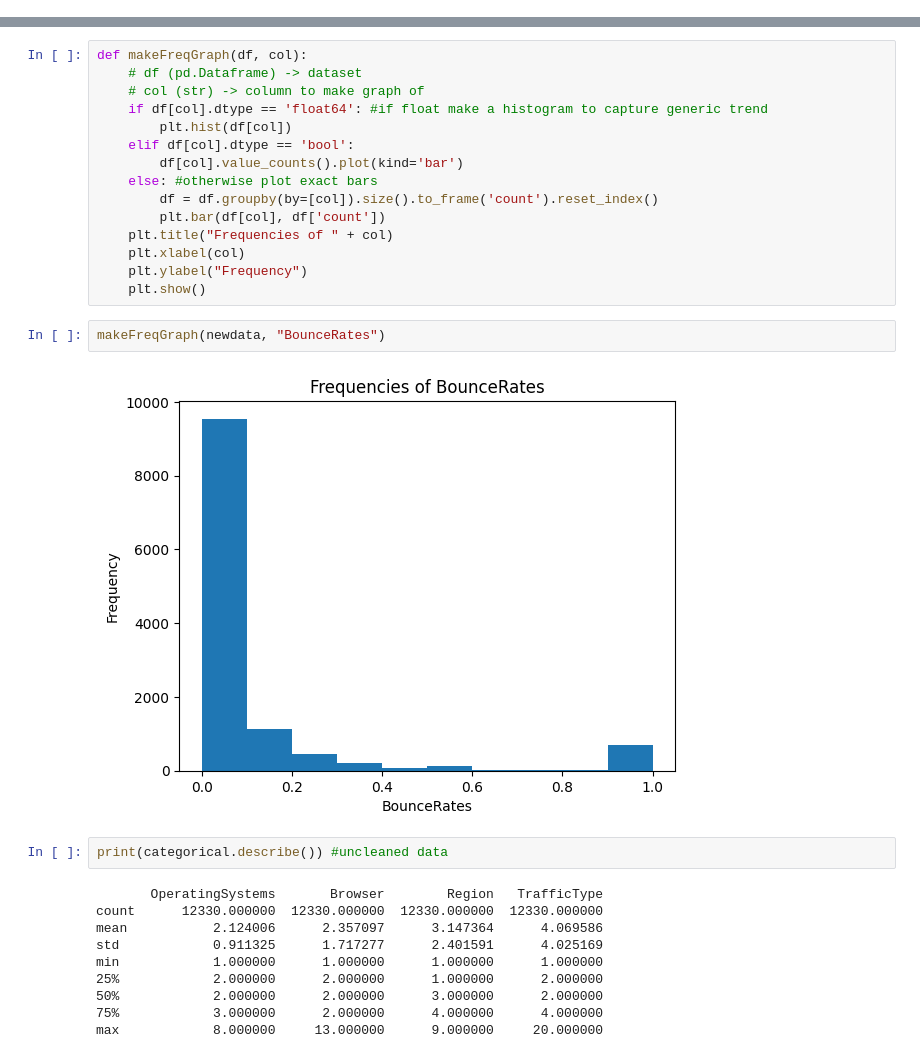
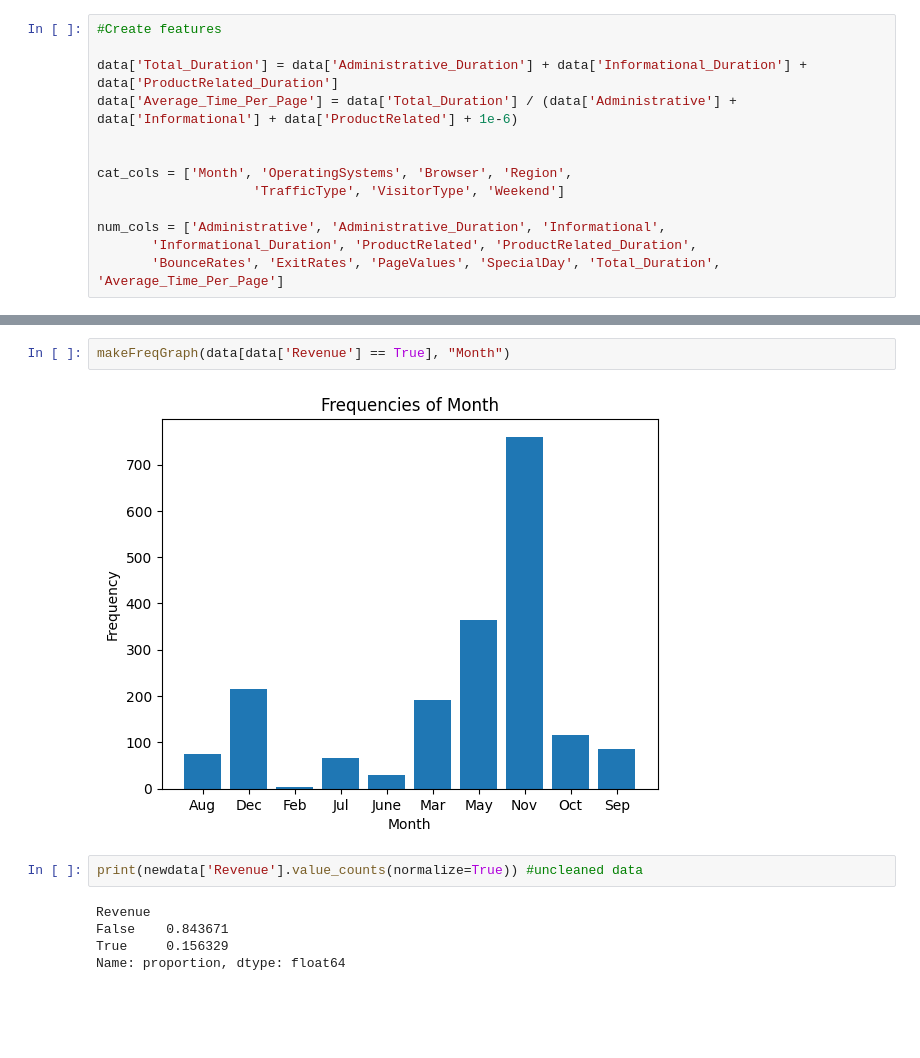
Before and after one commit to lcastellani027/data-mining-459, a Jupyter notebook: cleaning.ipynb, the cells around one changed output, grey strips where cells are left out. Drawn from its saved outputs; the diff is of its cells as text; blank space fills up the shorter version.

```diff
--- a/cleaning.ipynb
+++ b/cleaning.ipynb
@@ -19 +25,14 @@ numerical = data[num_cols + ['Revenue']]
+# %%
+#Create features
+
+data['Total_Duration'] = data['Administrative_Duration'] + data['Informational_Duration'] + data['ProductRelated_Duration']
+data['Average_Time_Per_Page'] = data['Total_Duration'] / (data['Administrative'] + data['Informational'] + data['ProductRelated'] + 1e-6)
+
+
+cat_cols = ['Month', 'OperatingSystems', 'Browser', 'Region',
+                    'TrafficType', 'VisitorType', 'Weekend']
+
+num_cols = ['Administrative', 'Administrative_Duration', 'Informational',
+       'Informational_Duration', 'ProductRelated', 'ProductRelated_Duration',
+       'BounceRates', 'ExitRates', 'PageValues', 'SpecialDay', 'Total_Duration', 'Average_Time_Per_Page']
 # %%
@@ -76,31 +128,11 @@ Revenue                  0.023984 -0.011595    -0.005113  0.029295  1.000000
-# %%
-def makeFreqGraph(df, col):
-    # df (pd.Dataframe) -> dataset
-    # col (str) -> column to make graph of
-    if df[col].dtype == 'float64': #if float make a histogram to capture generic trend
-        plt.hist(df[col])
-    elif df[col].dtype == 'bool':
-        df[col].value_counts().plot(kind='bar')
-    else: #otherwise plot exact bars
-        df = df.groupby(by=[col]).size().to_frame('count').reset_index()
-        plt.bar(df[col], df['count'])
-    plt.title("Frequencies of " + col)
-    plt.xlabel(col)
-    plt.ylabel("Frequency")
-    plt.show()
 # %%
-makeFreqGraph(newdata, "BounceRates")
+makeFreqGraph(data[data['Revenue'] == True], "Month")
 # %% [output]
-[figure, old version]
+[figure, new version]
 # %%
-print(categorical.describe()) #uncleaned data
+print(newdata['Revenue'].value_counts(normalize=True)) #uncleaned data
 # %% [output]
-       OperatingSystems       Browser        Region   TrafficType
-count      12330.000000  12330.000000  12330.000000  12330.000000
-mean           2.124006      2.357097      3.147364      4.069586
-std            0.911325      1.717277      2.401591      4.025169
-min            1.000000      1.000000      1.000000      1.000000
-25%            2.000000      2.000000      1.000000      2.000000
-50%            2.000000      2.000000      3.000000      2.000000
-75%            3.000000      2.000000      4.000000      4.000000
-max            8.000000     13.000000      9.000000     20.000000
+Revenue
+False    0.843671
+True     0.156329
+Name: proportion, dtype: float64
```
Also changed, not shown: parts of 8 cells of this notebook.
